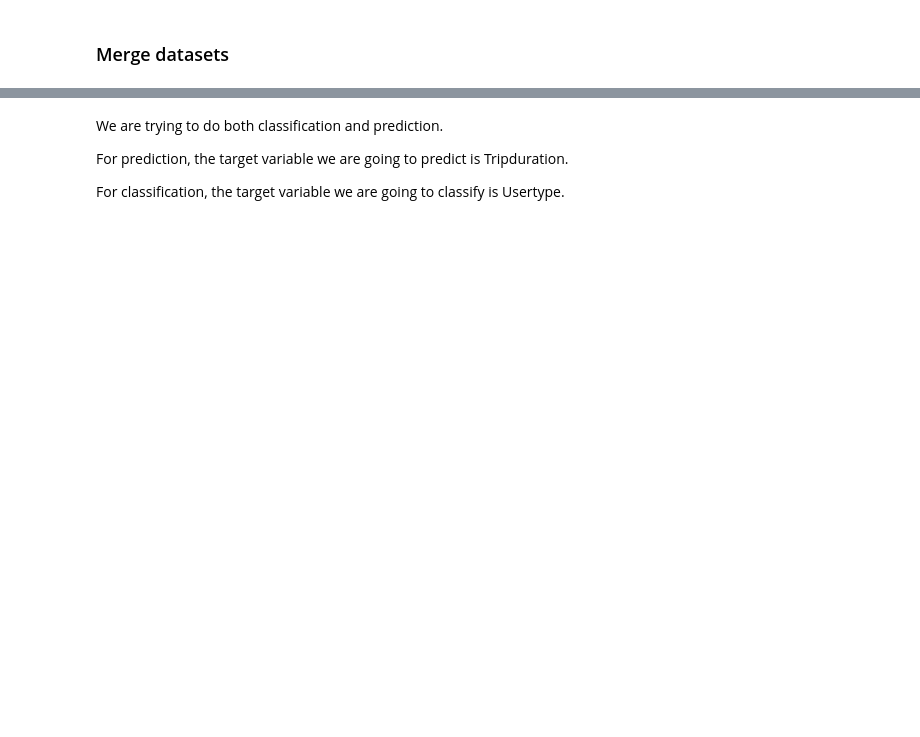
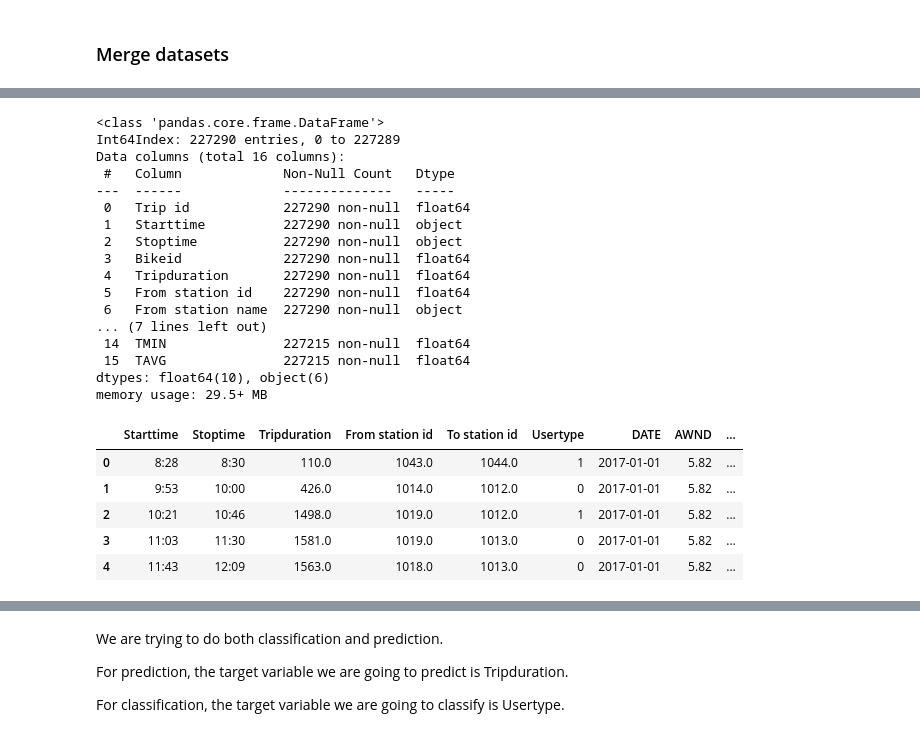
Before and after one commit to Nellyan4/data_mining_project, a Jupyter notebook: project_cleaning.ipynb, the cells around one changed output, grey strips where cells are left out. Drawn from its saved outputs; the diff is of its cells as text; code cells hidden in the pictures; blank space fills up the shorter version.

```diff
--- a/project_cleaning.ipynb
+++ b/project_cleaning.ipynb
@@ -79 +143,39 @@ b) If you are joining your datasets check that you are not losing relevant data
+# %%
+# Merge ride dataframe with weather dataframe based on DATE
+df_merged = pd.merge(ride, weather, on='DATE')
+df_merged.info()
+# Show how many rows have empty values
+df_merged.isnull().sum(axis=0)
+# Drop rows which contain NaN values
+df_merged = df_merged.dropna()
+# Drop not useful columns
+df_merged = df_merged.drop(['Trip id', 'Bikeid','From station name', 'To station name'], axis=1)
+# Convert Usertype from categorical to dummy variable 0(customer) and 1(subscriber)
+df_merged['Usertype'] = df_merged['Usertype'].astype('category').cat.codes
+# Show top 5 rows of the dataset
+df_merged.head(5)
+# %% [output]
+<class 'pandas.core.frame.DataFrame'>
+Int64Index: 227290 entries, 0 to 227289
+Data columns (total 16 columns):
+ #   Column             Non-Null Count   Dtype
+---  ------             --------------   -----
+ 0   Trip id            227290 non-null  float64
+ 1   Starttime          227290 non-null  object
+ 2   Stoptime           227290 non-null  object
+ 3   Bikeid             227290 non-null  float64
+ 4   Tripduration       227290 non-null  float64
+ 5   From station id    227290 non-null  float64
+ 6   From station name  227290 non-null  object
+... (7 lines left out)
+ 14  TMIN               227215 non-null  float64
+ 15  TAVG               227215 non-null  float64
+dtypes: float64(10), object(6)
+memory usage: 29.5+ MB
+|  | Starttime | Stoptime | Tripduration | From station id | To station id | Usertype | DATE | AWND | ... |
+| 0 | 8:28 | 8:30 | 110.0 | 1043.0 | 1044.0 | 1 | 2017-01-01 | 5.82 | ... |
+| 1 | 9:53 | 10:00 | 426.0 | 1014.0 | 1012.0 | 0 | 2017-01-01 | 5.82 | ... |
+| 2 | 10:21 | 10:46 | 1498.0 | 1019.0 | 1012.0 | 1 | 2017-01-01 | 5.82 | ... |
+| 3 | 11:03 | 11:30 | 1581.0 | 1019.0 | 1013.0 | 0 | 2017-01-01 | 5.82 | ... |
+| 4 | 11:43 | 12:09 | 1563.0 | 1018.0 | 1013.0 | 0 | 2017-01-01 | 5.82 | ... |
 # %% [markdown]
```
Also changed, not shown: parts of 21 cells of this notebook, 1 other file.
